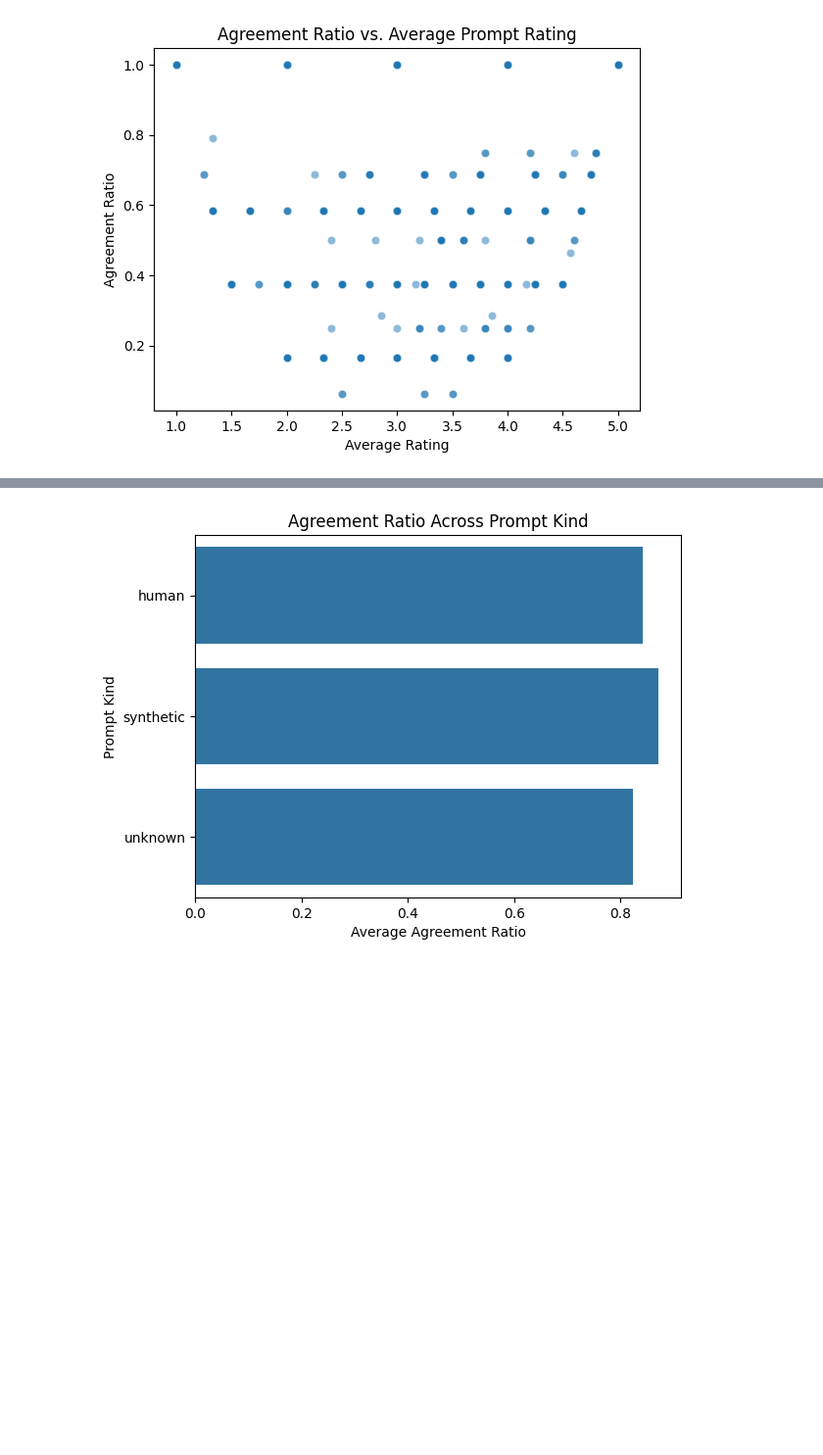
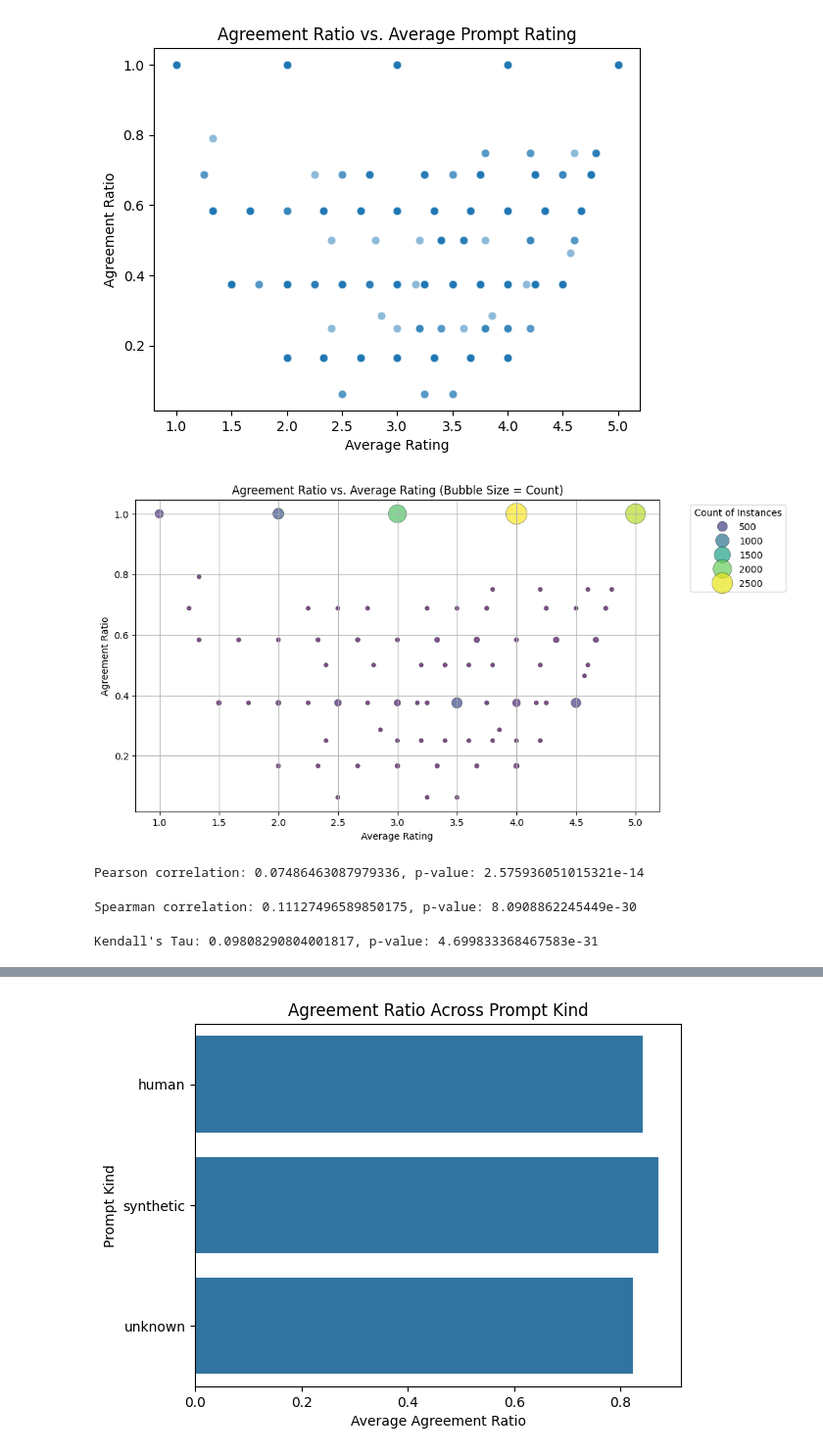
Before and after one commit to GSA/Customer-Data-Survey-Analysis, a Jupyter notebook: Notebooks/Classifier/Exploratory Data Analysis for Classifier.ipynb, the cells around one changed output, grey strips where cells are left out. Shown at 98% size. Cells and saved outputs as stored; diff of their text form; code cells hidden in the pictures; blank space fills up the shorter version.

```diff
--- a/Notebooks/Classifier/Exploratory Data Analysis for Classifier.ipynb
+++ b/Notebooks/Classifier/Exploratory Data Analysis for Classifier.ipynb
@@ -1407,3 +1491,56 @@ plt.title("Agreement Ratio vs. Average Prompt Rating")
 plt.show()
 # %% [output]
 [figure]
+# %%
+# Count occurrences of each (num_responses, agreement_ratio) pair
+bubble_data = df.groupby(["avg_rating", "agreement_ratio"]).size().reset_index(name="count")
+
+# Create bubble chart
+plt.figure(figsize=(10, 6))
+sns.scatterplot(
+    data=bubble_data,
+    x="avg_rating",
+    y="agreement_ratio",
+    size="count",  # Bubble size depends on count of occurrences
+    sizes=(20, 500),  # Adjust bubble size range
+    hue="count",  # Color bubbles based on count
+    palette="viridis",
+    edgecolor="black",
+    alpha=0.7
+)
+
+# Labels and title
+plt.xlabel("Average Rating")
+plt.ylabel("Agreement Ratio")
+plt.title("Agreement Ratio vs. Average Rating (Bubble Size = Count)")
+plt.legend(title="Count of Instances", bbox_to_anchor=(1.05, 1), loc="upper left")
+plt.grid(True)
+
+# Show plot
+plt.show()
+# %% [output]
+[figure, added]
+# %%
+from scipy.stats import pearsonr
+
+# Calculate Pearson correlation
+corr, p_value = pearsonr(df["avg_rating"], df["agreement_ratio"])
+print(f"Pearson correlation: {corr}, p-value: {p_value}")
+# %% [output]
+Pearson correlation: 0.07486463087979336, p-value: 2.575936051015321e-14
+# %%
+from scipy.stats import spearmanr
+
+# Calculate Spearman correlation
+corr, p_value = spearmanr(df["avg_rating"], df["agreement_ratio"])
+print(f"Spearman correlation: {corr}, p-value: {p_value}")
+# %% [output]
+Spearman correlation: 0.11127496589850175, p-value: 8.0908862245449e-30
+# %%
+from scipy.stats import kendalltau
+
+# Calculate Kendall’s Tau
+tau, p_value = kendalltau(df["avg_rating"], df["agreement_ratio"])
+print(f"Kendall's Tau: {tau}, p-value: {p_value}")
+# %% [output]
+Kendall's Tau: 0.09808290804001817, p-value: 4.699833368467583e-31
```
Also changed, not shown: parts of 10 cells of this notebook.
